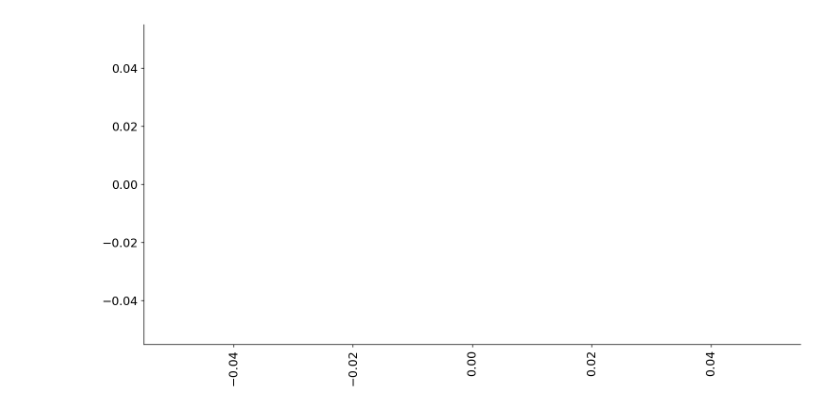
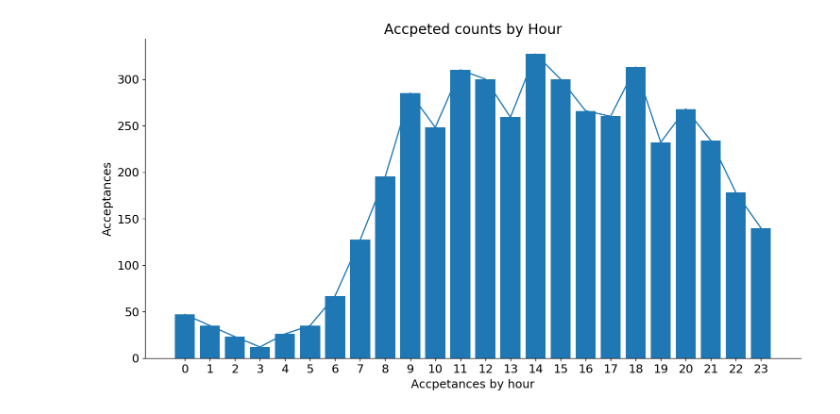
Before and after one commit to MagicMike90/customer-interest, a Jupyter notebook: enquiry.ipynb, the cells around one changed output. Drawn from its saved outputs; the diff is of its cells as text; code cells hidden in the pictures.

```diff
--- a/enquiry.ipynb
+++ b/enquiry.ipynb
@@ -52,20 +50,22 @@ data_set['Loan Amount'] = data_set['Loan Amount'].astype(int)
+# %%
+df['Enquired'] = pd.DatetimeIndex(df['Enquired'])
+df['Loan Amount'] = df['Loan Amount'].astype(int)
+df['Post Code'] = df['Post Code'].astype(int)
 # %%
 from datetime import datetime
 from dateutil.parser import parse
 
-data_set['Enquired'] = pd.DatetimeIndex(data_set['Enquired'])
-# df['Enquired'] = temp
-# df['Enquired Date'] = pd.to_datetime(temp.date)
-# df['Enquired Time'] = temp.time
-# data_set = data_set.drop(['Enquired'],1)
-
 # filter years
 start_date = '2017-01-01'
 end_date = '2017-12-31'
-mask = (data_set['Enquired'] > start_date) & (data_set['Enquired'] <= end_date)
-data_set = data_set.loc[mask].reset_index(drop=True)
-data_set['Year'] = data_set['Enquired'].dt.year
-data_set['Month'] = data_set['Enquired'].dt.month
-data_set['Day'] = data_set['Enquired'].dt.day
-data_set['Hour'] = data_set['Enquired'].dt.hour
-data_set['Weekday'] = data_set['Enquired'].dt.weekday_name
+mask = (df['Enquired'] > start_date) & (df['Enquired'] <= end_date)
+df = df.loc[mask].reset_index(drop=True)
+
+# remove Year feature since it is not important (show below random forest)
+# df['Year'] = df['Enquired'].dt.year
+df['Month'] = df['Enquired'].dt.month
+df['Day'] = df['Enquired'].dt.day
+df['Hour'] = df['Enquired'].dt.hour
+df['Weekday'] = df['Enquired'].dt.weekday_name
+
+df = df.loc[:,df.columns != 'Enquiried']
@@ -72,23 +75,29 @@ data_set['Weekday'] = data_set['Enquired'].dt.weekday_name
 # %%
 import random
 import matplotlib.dates as mdates
 import matplotlib.mlab as mlab
 
 # generate some random data (approximately over 5 years)
-data_1 = data_set[['Enquiry Status','Day']]
-data_2 = data_set[['Enquiry Status','Hour']]
+data_1 = df[['Enquiry Status','Day']]
+data_2 = df[['Enquiry Status','Hour']]
 
 plot_date = data_1.groupby(['Day', 'Enquiry Status']).size().reset_index(name="counts")
 plot_date = plot_date.loc[plot_date['Enquiry Status'] == 'Accepted']
 
 plot_time = data_2.groupby(['Hour', 'Enquiry Status']).size().reset_index(name="counts")
 plot_time = plot_time.loc[plot_time['Enquiry Status'] == 'Accepted']
 
-plt.plot(x=plot_time['Hour'], y=plot_time['counts'],fmt="r-")
-plt.xticks(rotation=90)
+plt.xlabel('Accpetances by hour')
+plt.ylabel('Acceptances')
+plt.plot(plot_time['Hour'], plot_time['counts'])
+
+plt.title('Accpeted counts by Hour')
+plt.bar(range(plot_time['Hour'].shape[0]), plot_time['counts'])
+plt.xticks(range(plot_time['Hour'].shape[0]),plot_time['Hour'].values)
+# plt.xticks(rotation=90)
 plt.show()
 # %% [output]
-[figure, old version]
+[figure, new version]
 # %%
 import calendar
 
```
Also changed, not shown: parts of 21 cells of this notebook, 3 other files.
